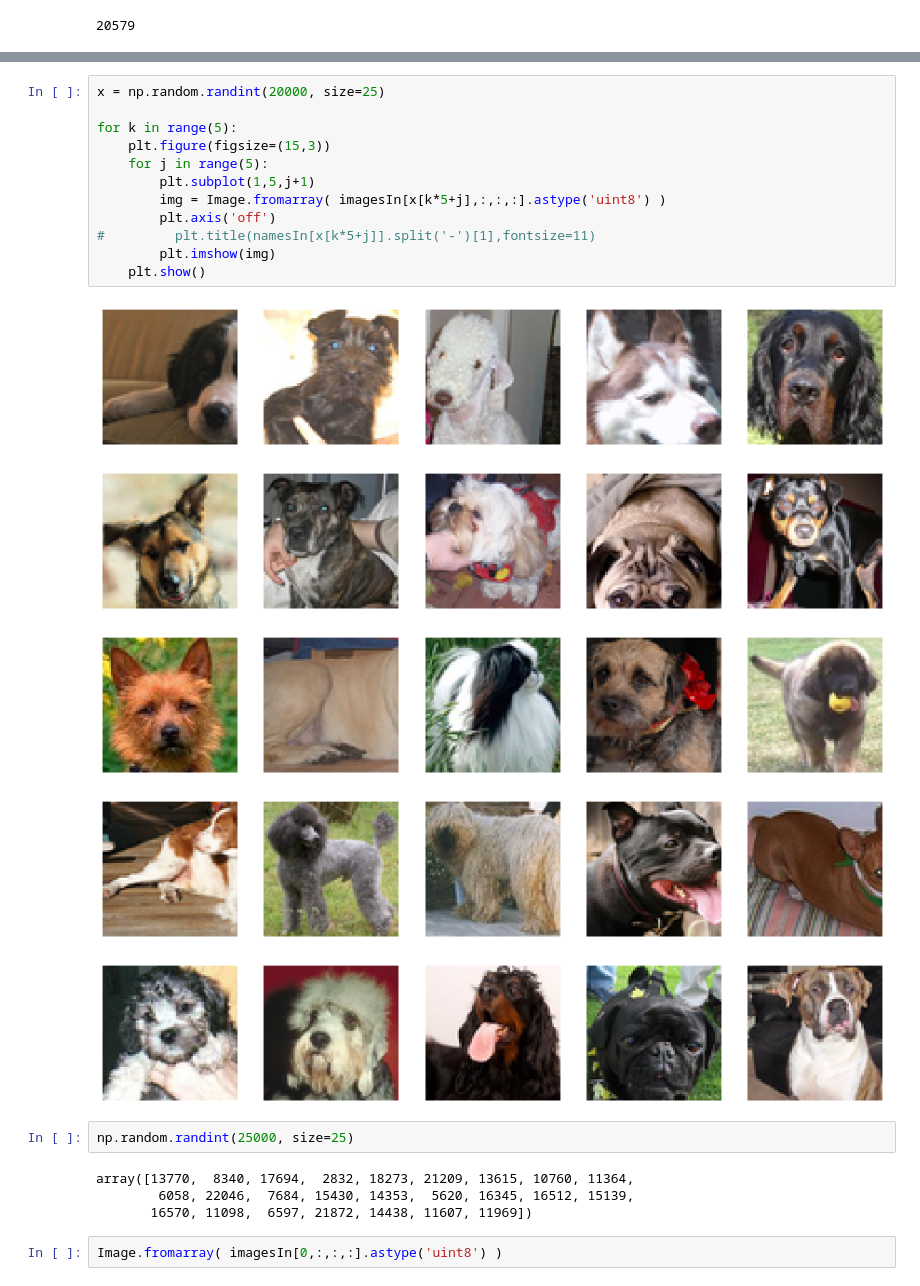
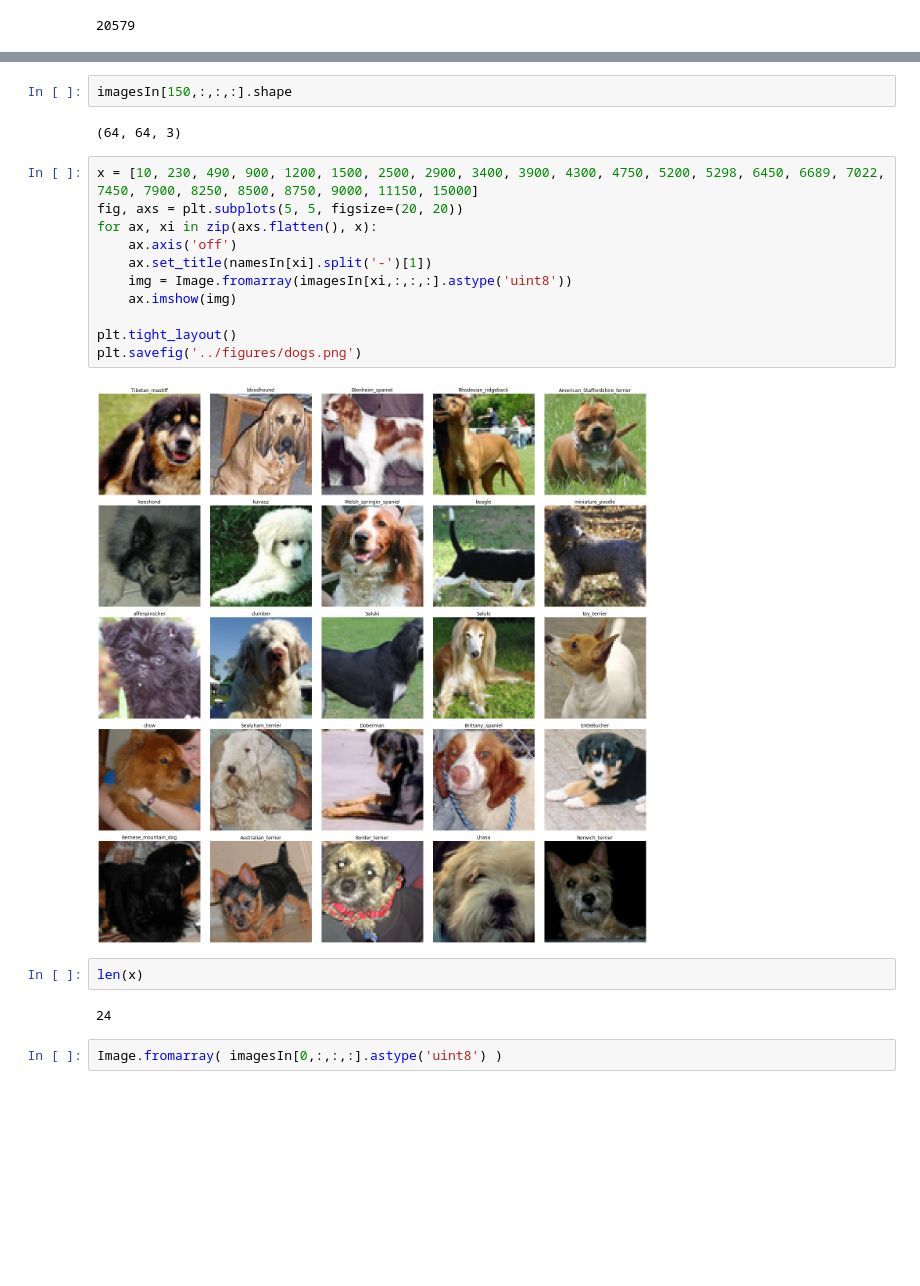
Before and after one commit to rghosh8/oh-my-dog, a Jupyter notebook: src/eda.ipynb, the cells around one changed output, grey strips where cells are left out. Cells and saved outputs as stored; diff of their text form; blank space fills up the shorter version.

```diff
--- a/src/eda.ipynb
+++ b/src/eda.ipynb
@@ -552,27 +550,24 @@ np.unique(namesIn).shape
-# %%
-x = np.random.randint(20000, size=25)
-
-for k in range(5):
-    plt.figure(figsize=(15,3))
-    for j in range(5):
-        plt.subplot(1,5,j+1)
-        img = Image.fromarray( imagesIn[x[k*5+j],:,:,:].astype('uint8') )
-        plt.axis('off')
-#         plt.title(namesIn[x[k*5+j]].split('-')[1],fontsize=11)
-        plt.imshow(img)
-    plt.show()
-# %% [output]
-[figure, removed]
-[figure, removed]
-[figure, removed]
-[figure, removed]
-[figure, removed]
-# %%
-np.random.randint(25000, size=25)
-# %% [output]
-array([13770,  8340, 17694,  2832, 18273, 21209, 13615, 10760, 11364,
-        6058, 22046,  7684, 15430, 14353,  5620, 16345, 16512, 15139,
-       16570, 11098,  6597, 21872, 14438, 11607, 11969])
+# %%
+imagesIn[150,:,:,:].shape
+# %% [output]
+(64, 64, 3)
+# %%
+x = [10, 230, 490, 900, 1200, 1500, 2500, 2900, 3400, 3900, 4300, 4750, 5200, 5298, 6450, 6689, 7022, 7450, 7900, 8250, 8500, 8750, 9000, 11150, 15000]
+fig, axs = plt.subplots(5, 5, figsize=(20, 20))
+for ax, xi in zip(axs.flatten(), x):
+    ax.axis('off')
+    ax.set_title(namesIn[xi].split('-')[1])
+    img = Image.fromarray(imagesIn[xi,:,:,:].astype('uint8'))
+    ax.imshow(img)
+
+plt.tight_layout()
+plt.savefig('../figures/dogs.png')
+# %% [output]
+[figure, added]
+# %%
+len(x)
+# %% [output]
+24
 # %%
 Image.fromarray( imagesIn[0,:,:,:].astype('uint8') )
 # %% [output]
```
Also changed, not shown: parts of 4 cells of this notebook, 1 other file.
